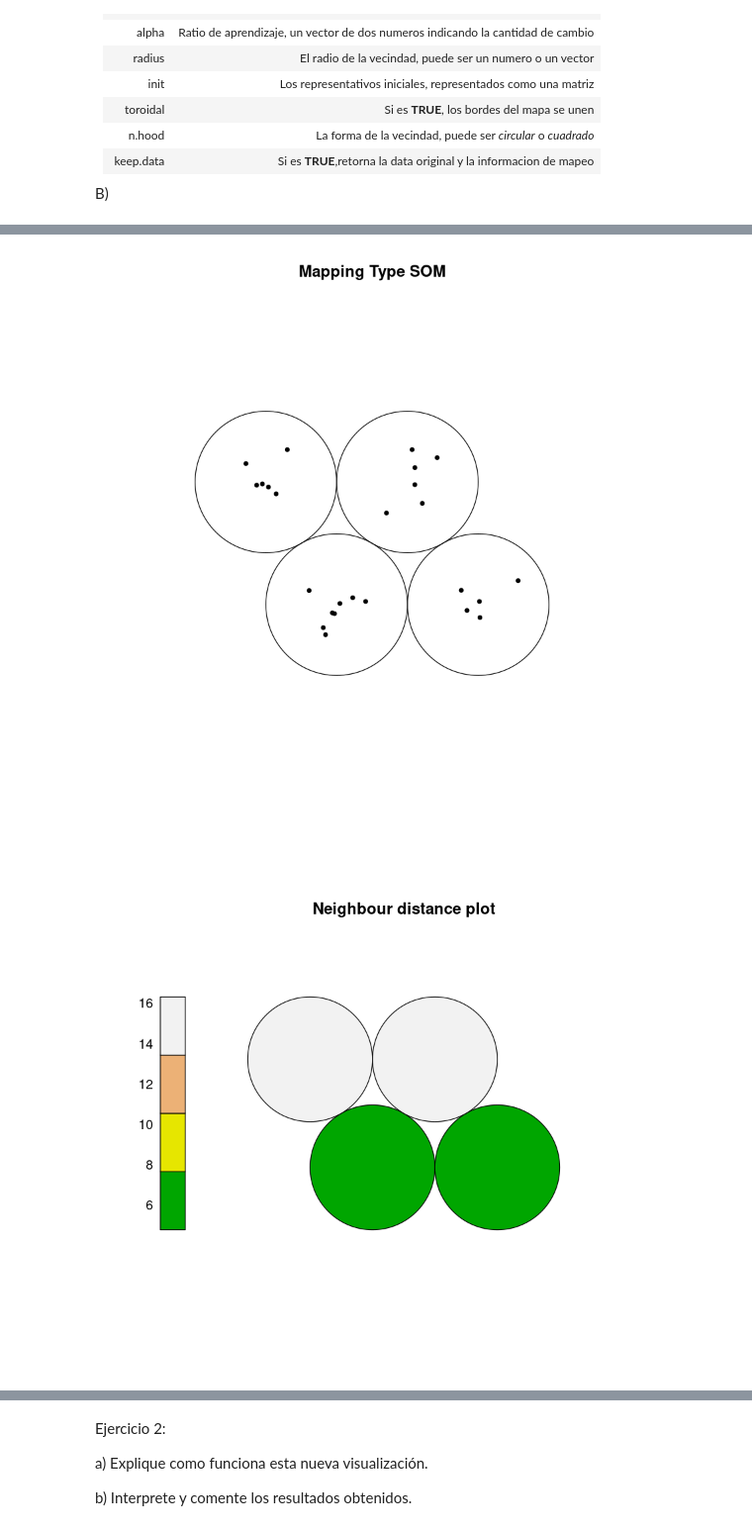
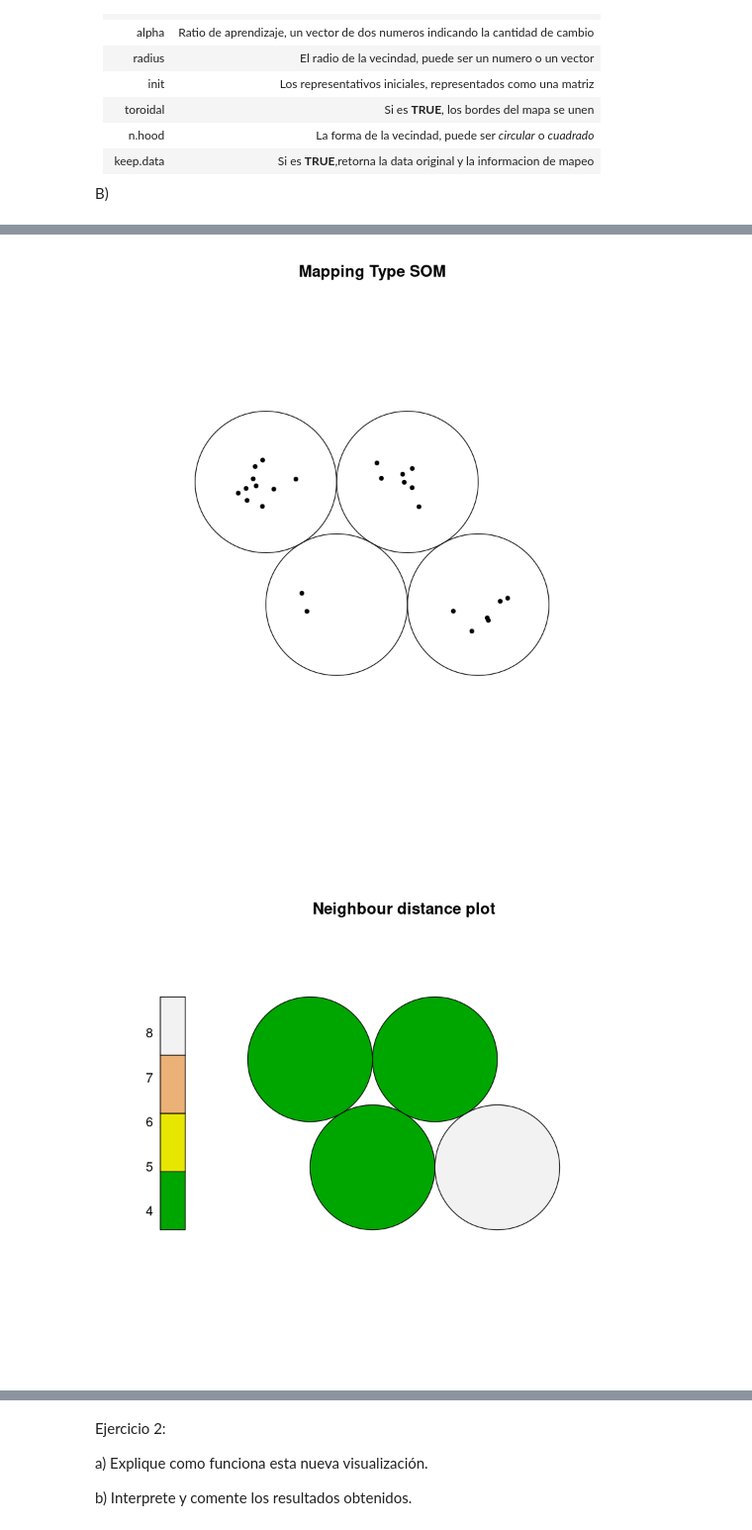
Before and after one commit to eduvera/INFO257_IA, a Jupyter notebook: unidad2/Clustering/Clustering_Notebook3.ipynb, the cells around one changed output, grey strips where cells are left out. Shown: that part at 99% size. Cells and saved outputs as stored; diff of their text form; code cells hidden in the pictures.

```diff
--- a/unidad2/Clustering/Clustering_Notebook3.ipynb
+++ b/unidad2/Clustering/Clustering_Notebook3.ipynb
@@ -80,7 +80,7 @@ Los parámetros que recibe son los siguientes:
 
 B)
 # %%
-sommap <- som(scale(datos), grid = somgrid(2, 2, "hexagonal"), rlen=100)
+sommap <- som(scale(datos), grid = somgrid(2, 2, "hexagonal"), rlen=50, radius=2)
 plot(sommap)
 
 colors <- function(n, alpha = 1) {
@@ -98,2 +98,2 @@ plot(sommap, type = "dist.neighbours", palette.name = terrain.colors)
-[figure, old version]
+[figure, new version]
-[figure, old version]
+[figure, new version]
```
Also changed, not shown: parts of 2 cells of this notebook, 1 other file.
